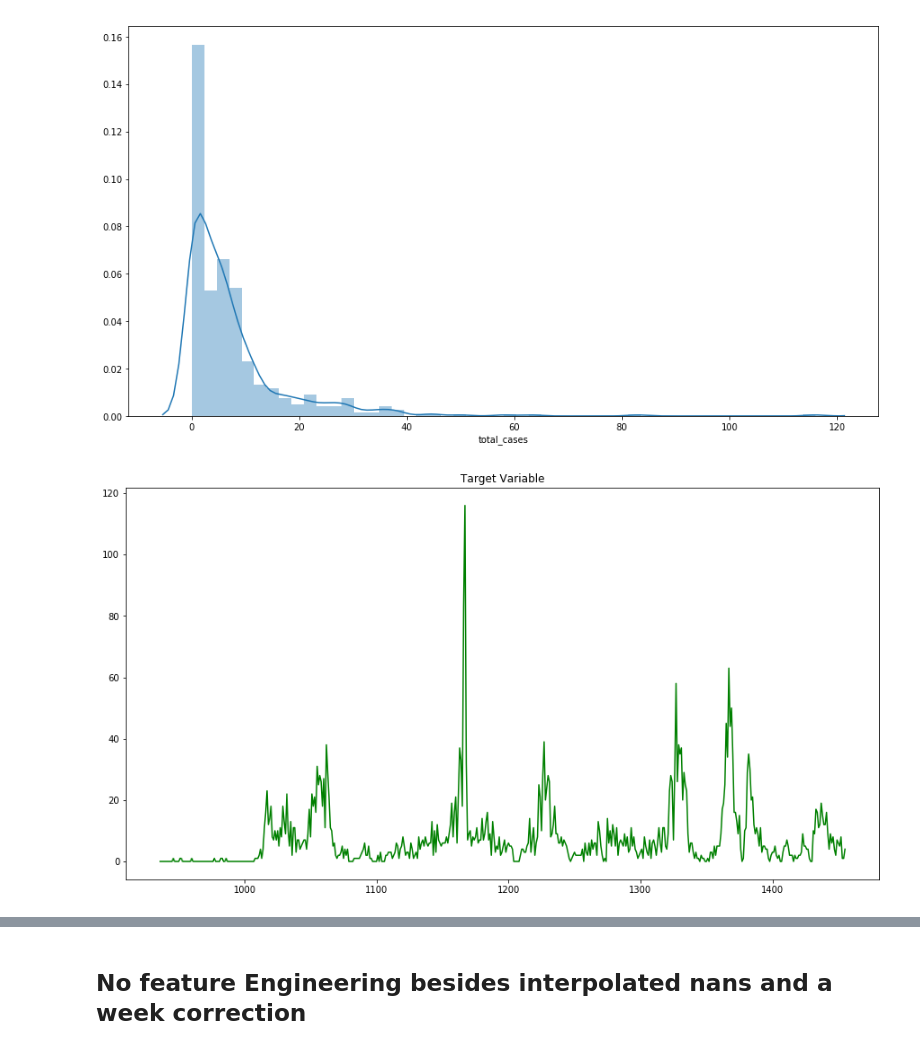
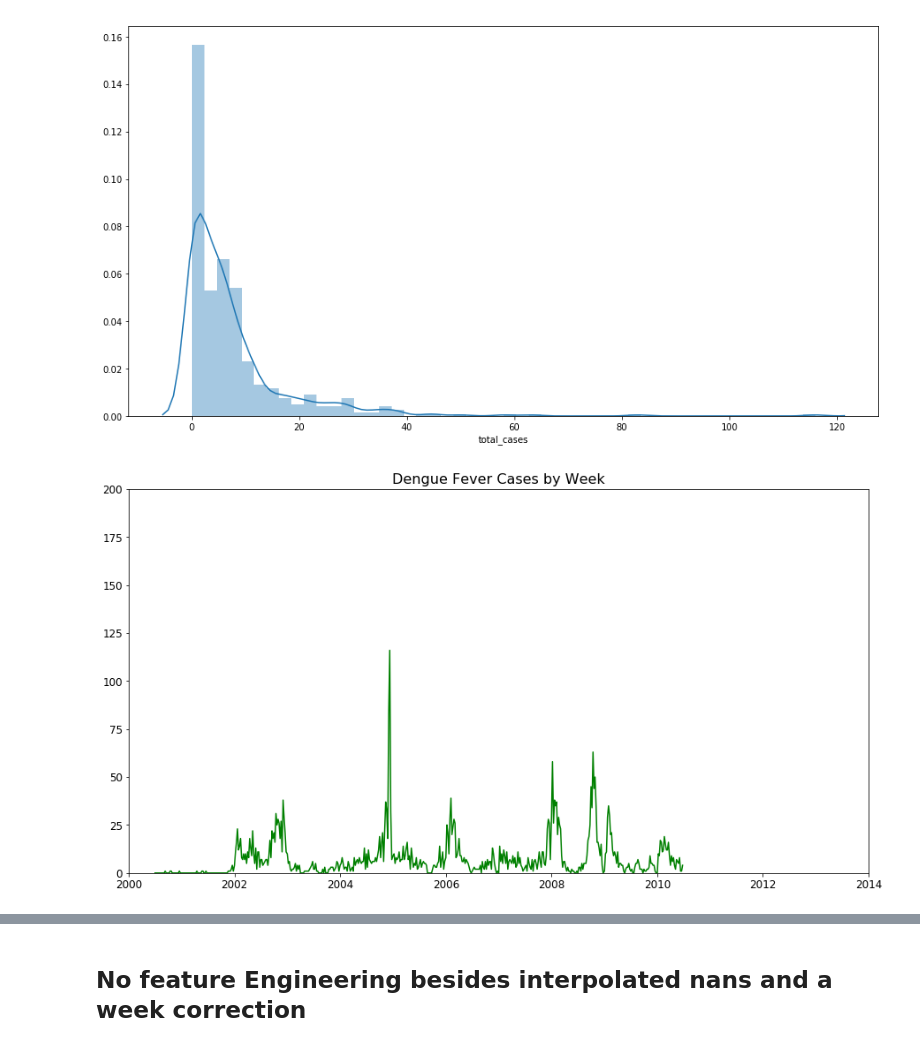
Before and after one commit to conditg/deng-ai, a Jupyter notebook: IQ.ipynb, the cells around one changed output, grey strips where cells are left out. Drawn from its saved outputs; the diff is of its cells as text; code cells hidden in the pictures.

```diff
--- a/IQ.ipynb
+++ b/IQ.ipynb
@@ -38,8 +38,12 @@ plt.show()
 [figure]
 # %%
 plt.figure(figsize=[15,8])
-plt.title('Target Variable')
-plt.plot(iq.total_cases, color='green')
+plt.title('Dengue Fever Cases by Week', size=16)
+plt.plot(pd.to_datetime(iq.week_start_date), iq.total_cases, color='green')
+plt.xlim(['2000-01-01','2013-12-31' ])
+plt.ylim([0,200])
+plt.xticks(size=12)
+plt.yticks(size=12)
 plt.show()
 # %% [output]
-[figure, old version]
+[figure, new version]
```
Also changed, not shown: parts of 3 cells of this notebook, 4 other files.
